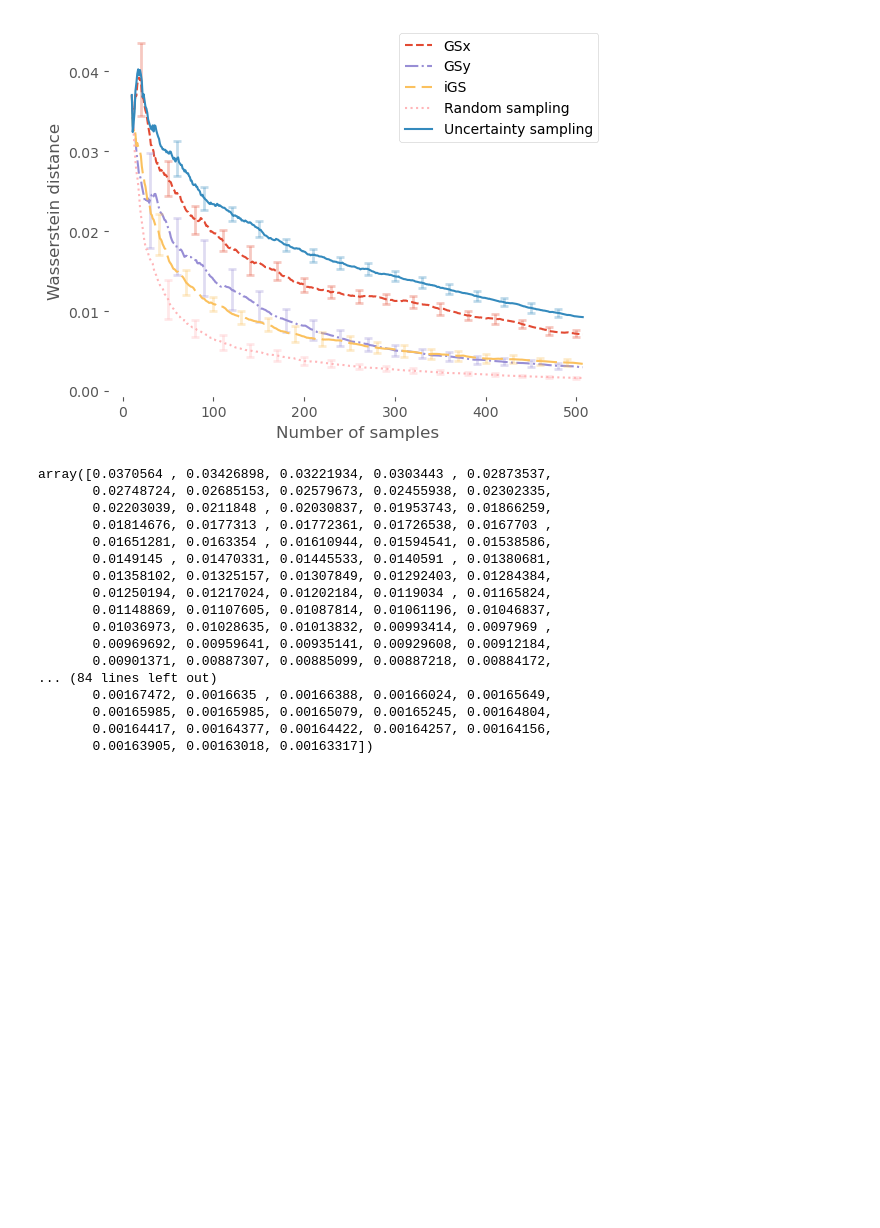
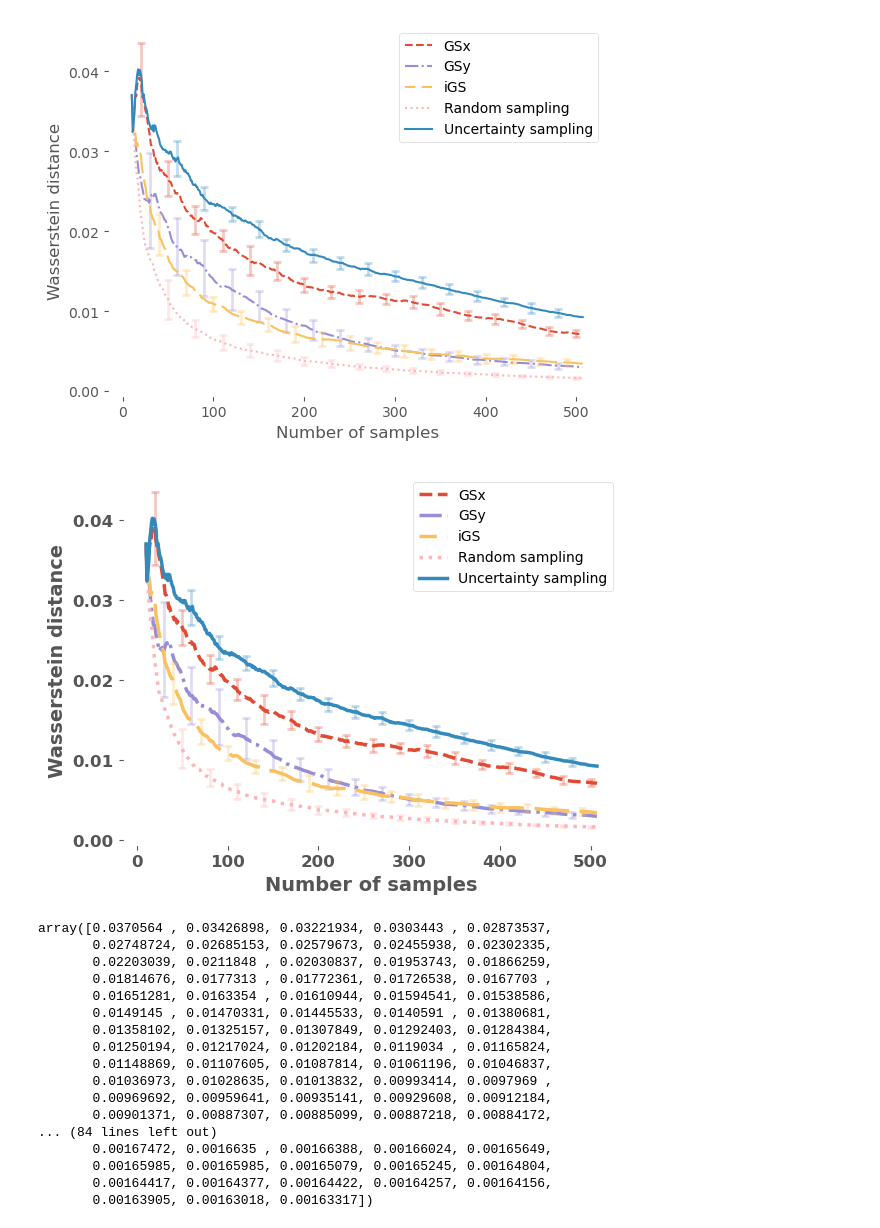
Before and after one commit to hliu56/Active-Learning-Using-various-representations, a Jupyter notebook: 3Metrics/AL_Metric1_WassersteinDistance_FigUpdate.ipynb, the cells around one changed output. Cells and saved outputs as stored; diff of their text form; code cells hidden in the pictures; blank space fills up the shorter version.

```diff
--- a/3Metrics/AL_Metric1_WassersteinDistance_FigUpdate.ipynb
+++ b/3Metrics/AL_Metric1_WassersteinDistance_FigUpdate.ipynb
@@ -301,6 +301,25 @@ file_path = 'Distance_Wasserstein.pkl'
 # Open the file in binary write mode and dump the data_dict into it
 with open(file_path, 'wb') as file:
     pickle.dump(data_dict, file)
+# %%
+# Load file
+file_path = 'Distance_Wasserstein.pkl'
+
+# Open the file in binary read mode and load the data_dict from it
+with open(file_path, 'rb') as file:
+    data_dict = pickle.load(file)
+
+# Access the loaded data
+d1 = data_dict['d1']
+s1 = data_dict['s1']
+d2 = data_dict['d2']
+s2 = data_dict['s2']
+d3 = data_dict['d3']
+s3 = data_dict['s3']
+d4 = data_dict['d4']
+s4 = data_dict['s4']
+d5 = data_dict['d5']
+s5 = data_dict['s5']
 # %%
 def plot_curves(d1, d2, d3, d4, d5, s1, s2, s3, s4, s5, filename):
     fig, ax = plt.subplots()
@@ -374,17 +393,25 @@ def plot_curves_update(d1, d2, d3, d4, d5, s1, s2, s3, s4, s5, filename):
         e = std_dev
         x = np.arange(len(y))
         line_style = line_styles[label]
-        p = ax.plot(x+10, y, label=label, linestyle=line_style)
+        p = ax.plot(x+10, y, label=label, linestyle=line_style, linewidth=2.5)
 
         xe, ye, ee = (x+10)[offset::error_freq], y[offset::error_freq], e[offset::error_freq]
         xe, ye, ee = xe.flatten(), ye.flatten(), ee.flatten()
         ax.errorbar(xe, ye, yerr=ee, alpha=0.3, ls='none', ecolor=p[0].get_color(), elinewidth=2, capsize=3, capthick=2)
         offset += error_freq
 
-    plt.xlabel('Number of samples')
-    plt.ylabel('Wasserstein distance')
+    # Set axis labels with increased font size and bold font weight
+    plt.xlabel('Number of samples', fontsize=14, fontweight='bold')
+    plt.ylabel('Wasserstein distance', fontsize=14, fontweight='bold')
+
+    # Make tick labels bold and adjust font size
+    ax.tick_params(axis='both', which='major', labelsize=12)
+    for label in (ax.get_xticklabels() + ax.get_yticklabels()):
+        label.set_fontsize(12)
+        label.set_fontweight('bold')
+
     plt.legend()
-    plt.savefig(filename, dpi=300)
+    plt.savefig(filename, format='pdf', dpi=300)
     plt.show()
 # %%
 plot_curves(d1, d2, d3, d4, d5, s1, s2, s3, s4, s5, filename)
@@ -397,6 +424,11 @@ filename='Results_wasserstein_update'
 plot_curves_update(d1, d2, d3, d4, d5, s1, s2, s3, s4, s5, filename)
 # %% [output]
 [figure]
+# %%
+filename='Results_wasserstein_format'
+plot_curves_update(d1, d2, d3, d4, d5, s1, s2, s3, s4, s5, filename)
+# %% [output]
+[figure, added]
 # %%
 d1
 # %% [output]
```
Also changed, not shown: 12 other files.
